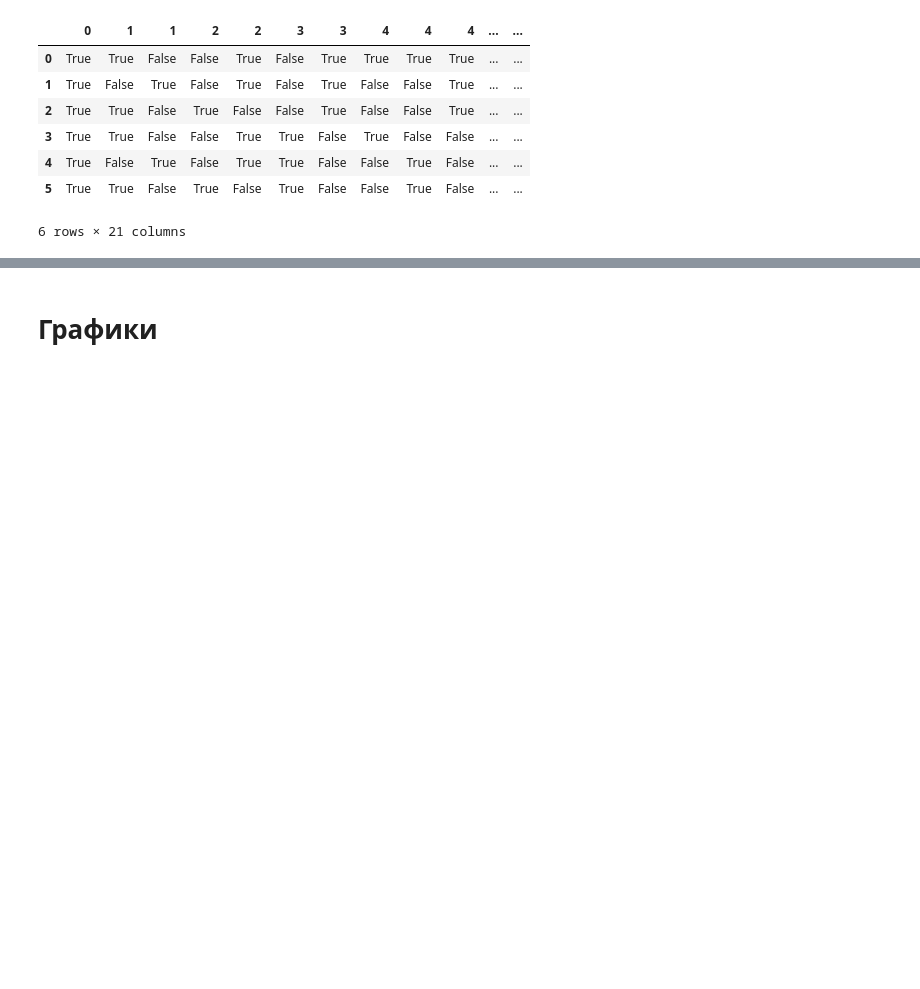
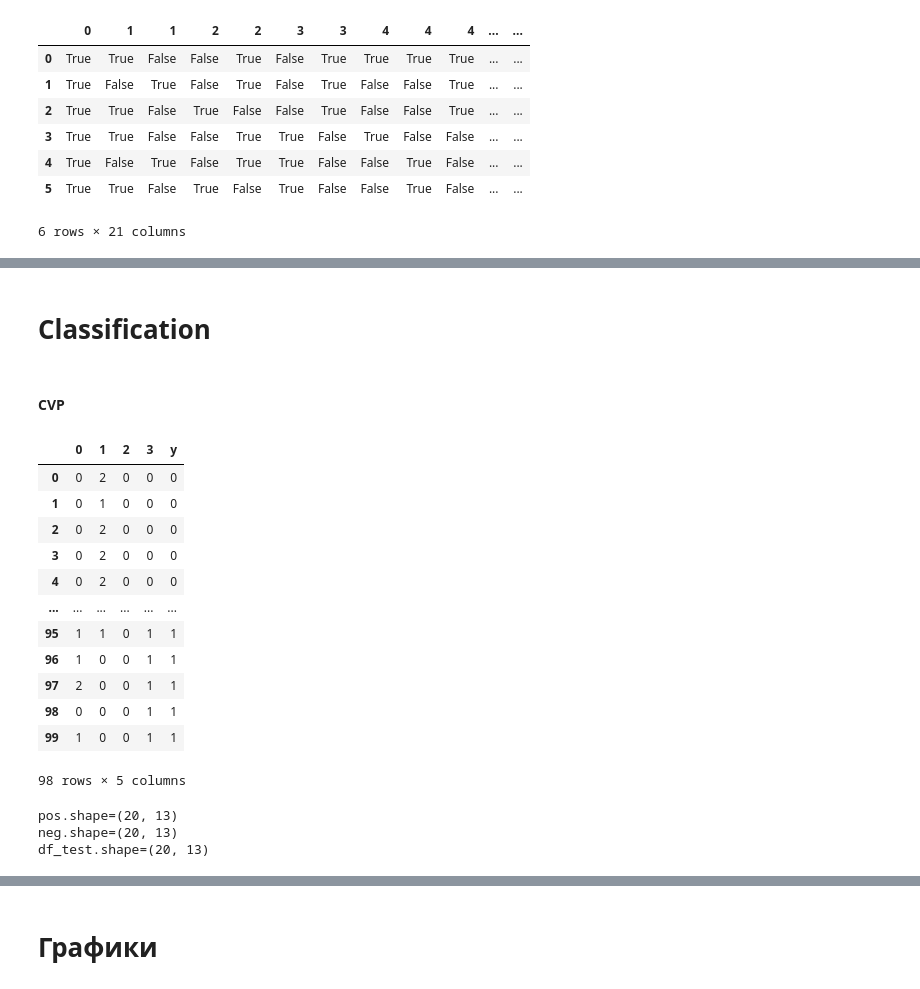
Before and after one commit to neuralsrg/LAD, a Jupyter notebook: python/generate_marix.ipynb, the cells around one changed output, grey strips where cells are left out. Drawn from its saved outputs; the diff is of its cells as text; code cells hidden in the pictures; blank space fills up the shorter version.

```diff
--- a/python/generate_marix.ipynb
+++ b/python/generate_marix.ipynb
@@ -362,0 +355,2 @@ n=11 | full_m=121 | full_n=63
+# %% [markdown]
+# Classification
@@ -362,0 +363,33 @@ n=11 | full_m=121 | full_n=63
+# %%
+def get_encoded_df(M, cols, df, threshs_raveled, train=True):
+    features_threshs = {}
+    for c in cols:
+        feature = M.columns[c]
+        if feature not in features_threshs:
+            features_threshs[feature] = []
+        features_threshs[feature].append(threshs_raveled[c])
+
+    df_ = {}
+    for feature in M.columns:
+        all_t = [-np.inf] + features_threshs[feature] + [+np.inf]
+        feature_copy = df[feature].values.copy()
+        for t_idx in range(1, len(all_t)):
+            cond = (df[feature] > all_t[t_idx - 1]) & (df[feature] <= all_t[t_idx])
+            feature_copy[cond] = t_idx - 1
+        df_[feature] = feature_copy
+        if train:
+            assert len(np.unique(feature_copy)) == len(features_threshs[feature]) + 1, feature
+    df_['y'] = df['y'].copy()
+    df_ = pd.DataFrame(df_)
+
+    return df_.astype(int)
+
+def compute_accuracy(model_class, df_train, df_test, random_state):
+    X_train, y_train = df_train.drop(columns=['y']).values, df_train['y'].values
+    X_test, y_test = df_test.drop(columns=['y']).values, df_test['y'].values
+
+    model = model_class(random_state=random_state)
+    model.fit(X_train, y_train)
+    y_hat = model.predict(X_test)
+
+    return (y_hat == y_test).sum() / len(y_test)
@@ -362,0 +481,41 @@ n=11 | full_m=121 | full_n=63
+# %% [markdown]
+#### CVP
+# %%
+df_encoded = run_encoding("/home/srg/Documents/git/LAD/Data/data/Iris/cleaned.csv")
+df_encoded = df_encoded[df_encoded.y.isin([0, 1])]
+df_encoded
+# %% [output]
+|  | 0 | 1 | 2 | 3 | y |
+| 0 | 0 | 2 | 0 | 0 | 0 |
+| 1 | 0 | 1 | 0 | 0 | 0 |
+| 2 | 0 | 2 | 0 | 0 | 0 |
+| 3 | 0 | 2 | 0 | 0 | 0 |
+| 4 | 0 | 2 | 0 | 0 | 0 |
+| ... | ... | ... | ... | ... | ... |
+| 95 | 1 | 1 | 0 | 1 | 1 |
+| 96 | 1 | 0 | 0 | 1 | 1 |
+| 97 | 2 | 0 | 0 | 1 | 1 |
+| 98 | 0 | 0 | 0 | 1 | 1 |
+| 99 | 1 | 0 | 0 | 1 | 1 |
+98 rows × 5 columns
+# %%
+df_encoded = pd.get_dummies(df_encoded, columns=df_encoded.columns[:-1])
+df_train, df_test, y_train, y_test = train_test_split(df_encoded.drop(columns='y'), df_encoded.y,
+                                                      stratify=df_encoded.y, test_size=0.2, random_state=42)
+
+pos = df_train[y_train == 1]
+neg = df_train[y_train == 0]
+
+# pos, neg = pos.iloc[:(min(pos.shape[0], neg.shape[0]))], neg.iloc[:(min(pos.shape[0], neg.shape[0]))]
+pos, neg = pos.iloc[:20], neg.iloc[:20]
+pos.to_csv("/home/srg/Documents/git/LAD/cvp/X_k.txt", sep=' ', header=False, index=False)
+neg.to_csv("/home/srg/Documents/git/LAD/cvp/X_no.txt", sep=' ', header=False, index=False)
+df_test.iloc[:pos.shape[0]].to_csv("/home/srg/Documents/git/LAD/cvp/X_test.txt", sep=' ', header=False, index=False)
+
+print(f'{pos.shape=}')
+print(f'{neg.shape=}')
+print(f'{df_test.shape=}')
+# %% [output]
+pos.shape=(20, 13)
+neg.shape=(20, 13)
+df_test.shape=(20, 13)
```
Also changed, not shown: parts of 62 cells of this notebook.
